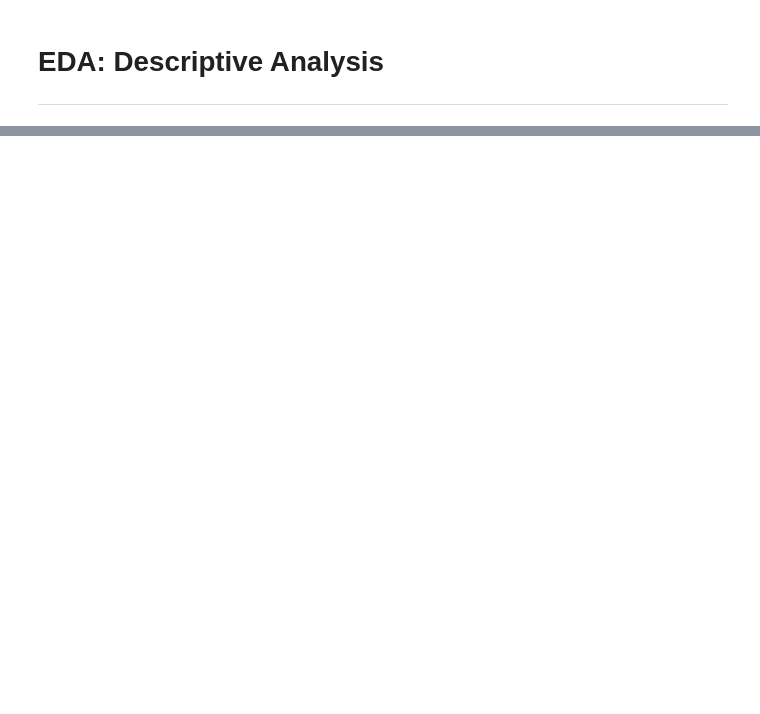
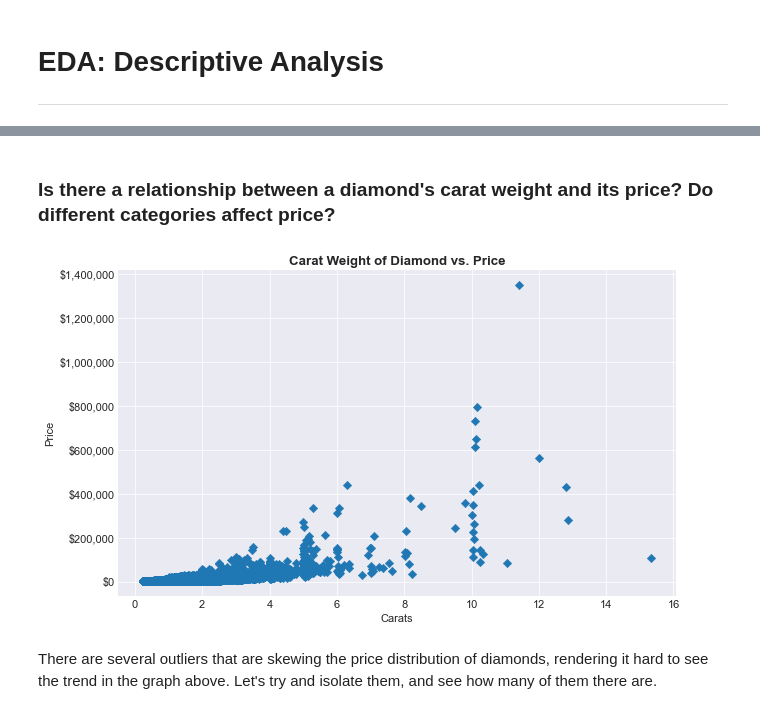
Before and after one commit to TrinityGahagen2K/diamond-pricing-analysis, a Jupyter notebook: diamond_pricing_analysis.ipynb, the cells around one changed output, grey strips where cells are left out. Cells and saved outputs as stored; diff of their text form; code cells hidden in the pictures; blank space fills up the shorter version.

```diff
--- a/diamond_pricing_analysis.ipynb
+++ b/diamond_pricing_analysis.ipynb
@@ -38,6 +38,12 @@ import numpy as np
 import pandas as pd
 import matplotlib.pyplot as plt
 import seaborn as sns
+
+# Plot styles
+plt.style.use('seaborn-v0_8-darkgrid')
+plt.rcParams['axes.titleweight'] = 'bold'
+plt.rcParams['font.size'] = 11
+from matplotlib.ticker import FuncFormatter
 
 # Statistical modules
 import scipy.stats as stats
@@ -59,3 +65,5 @@ from sklearn.tree import DecisionTreeClassifier, DecisionTreeRegressor
 from sklearn.naive_bayes import GaussianNB, MultinomialNB
 from sklearn.linear_model import LinearRegression, LogisticRegression
 from sklearn.ensemble import RandomForestClassifier, RandomForestRegressor
+# %%
+diamonds = pd.read_csv('diamonds_dataset.csv')
@@ -64,0 +192,13 @@ from sklearn.ensemble import RandomForestClassifier, RandomForestRegressor
+# %% [markdown]
+### Is there a relationship between a diamond's carat weight and its price? Do different categories affect price?
+# %%
+fig, ax = plt.subplots(figsize=(10, 6))
+sns.scatterplot(data=diamonds, x='carat', y='price', ax=ax, edgecolor=None, marker='D')
+ax.yaxis.set_major_formatter(FuncFormatter(lambda y, _:f'${y:,.0f}'))
+ax.set_title('Carat Weight of Diamond vs. Price')
+ax.set_xlabel('Carats')
+ax.set_ylabel('Price');
+# %% [output]
+[figure, added]
+# %% [markdown]
+There are several outliers that are skewing the price distribution of diamonds, rendering it hard to see the trend in the graph above. Let's try and isolate them, and see how many of them there are.
```
Also changed, not shown: parts of 31 cells of this notebook.
